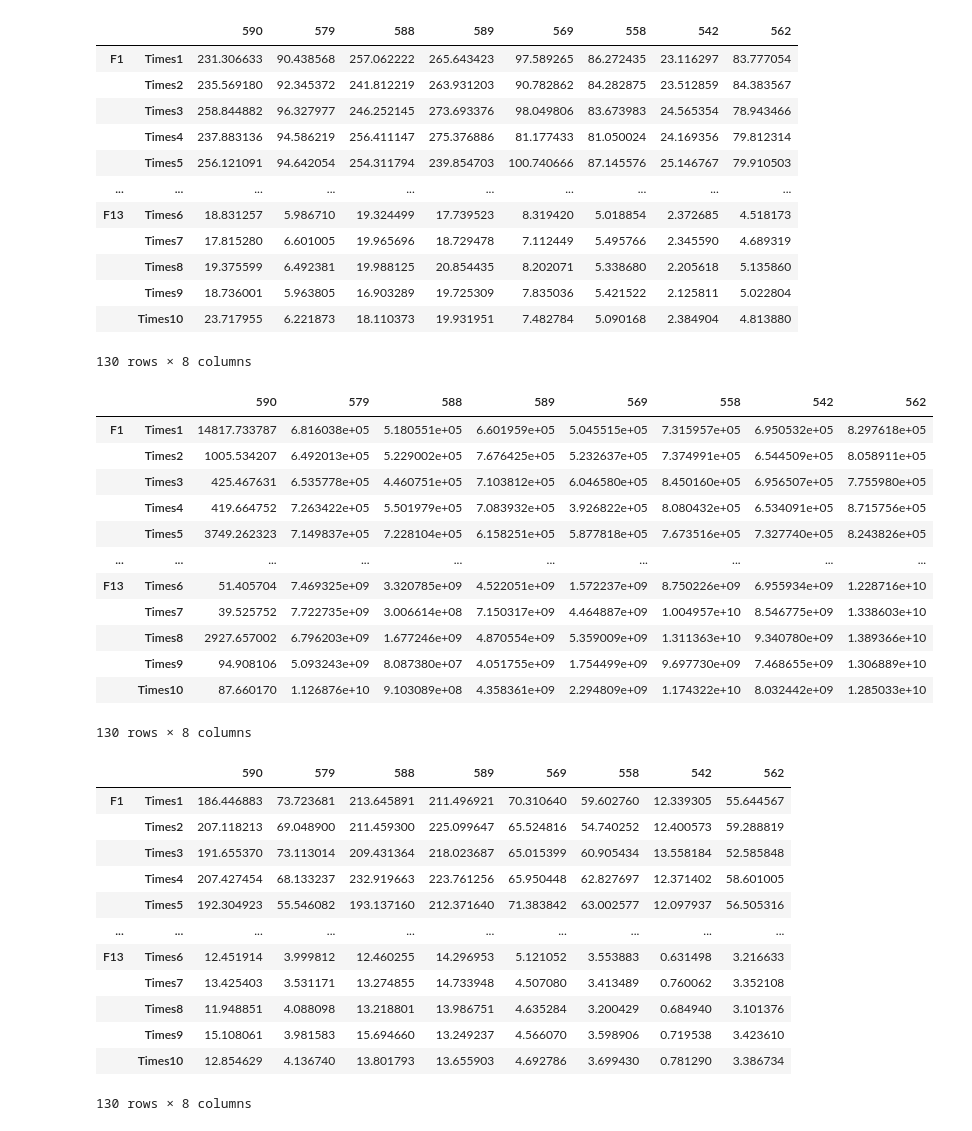
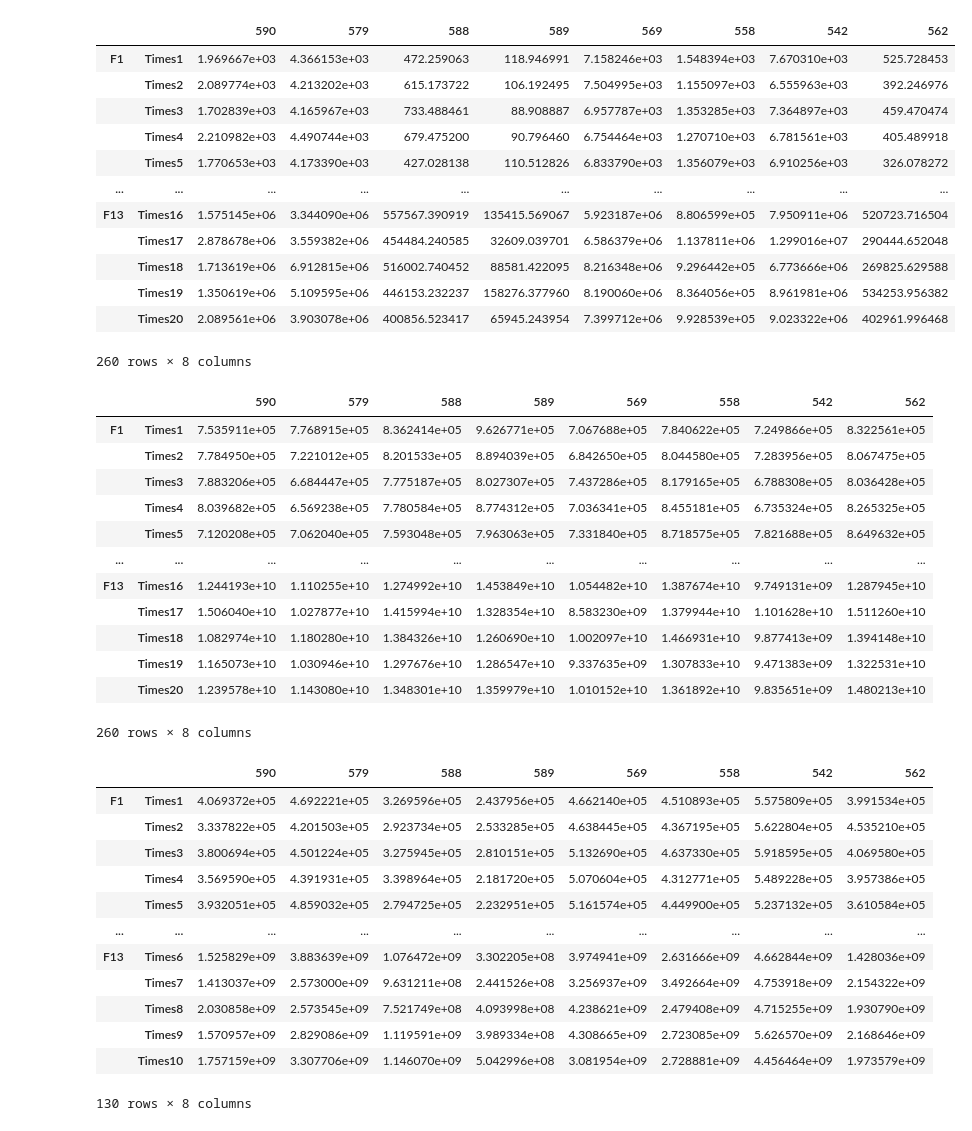
Before and after one commit to JIAOJIAOMEI/Evolution_algorithm, a Jupyter notebook: Experiment15/plots/distance.ipynb, the cells around one changed output. Saved outputs shown, nothing was run; the diff lists cells and outputs as text; code cells hidden in the pictures.

```diff
--- a/Experiment15/plots/distance.ipynb
+++ b/Experiment15/plots/distance.ipynb
@@ -3,55 +3,55 @@ import numpy as np
 import pandas as pd
 import matplotlib.pyplot as plt
 # %%
-lamarck = pd.read_csv("/Users/meijiaojiao/Desktop/Evolution_algorithm/Experiment13/Lamarck/Lamarck_rawdata.csv",header=0,index_col=[0,1])
+lamarck = pd.read_csv("/Users/meijiaojiao/Desktop/Evolution_algorithm/Experiment12/Lamarck/Lamarck_rawdata.csv",header=0,index_col=[0,1])
 lamarck
 # %% [output]
 |  |  | 590 | 579 | 588 | 589 | 569 | 558 | 542 | 562 |
-| F1 | Times1 | 231.306633 | 90.438568 | 257.062222 | 265.643423 | 97.589265 | 86.272435 | 23.116297 | 83.777054 |
-|  | Times2 | 235.569180 | 92.345372 | 241.812219 | 263.931203 | 90.782862 | 84.282875 | 23.512859 | 84.383567 |
-|  | Times3 | 258.844882 | 96.327977 | 246.252145 | 273.693376 | 98.049806 | 83.673983 | 24.565354 | 78.943466 |
-|  | Times4 | 237.883136 | 94.586219 | 256.411147 | 275.376886 | 81.177433 | 81.050024 | 24.169356 | 79.812314 |
-|  | Times5 | 256.121091 | 94.642054 | 254.311794 | 239.854703 | 100.740666 | 87.145576 | 25.146767 | 79.910503 |
+| F1 | Times1 | 1.969667e+03 | 4.366153e+03 | 472.259063 | 118.946991 | 7.158246e+03 | 1.548394e+03 | 7.670310e+03 | 525.728453 |
+|  | Times2 | 2.089774e+03 | 4.213202e+03 | 615.173722 | 106.192495 | 7.504995e+03 | 1.155097e+03 | 6.555963e+03 | 392.246976 |
+|  | Times3 | 1.702839e+03 | 4.165967e+03 | 733.488461 | 88.908887 | 6.957787e+03 | 1.353285e+03 | 7.364897e+03 | 459.470474 |
+|  | Times4 | 2.210982e+03 | 4.490744e+03 | 679.475200 | 90.796460 | 6.754464e+03 | 1.270710e+03 | 6.781561e+03 | 405.489918 |
+|  | Times5 | 1.770653e+03 | 4.173390e+03 | 427.028138 | 110.512826 | 6.833790e+03 | 1.356079e+03 | 6.910256e+03 | 326.078272 |
 | ... | ... | ... | ... | ... | ... | ... | ... | ... | ... |
-| F13 | Times6 | 18.831257 | 5.986710 | 19.324499 | 17.739523 | 8.319420 | 5.018854 | 2.372685 | 4.518173 |
-|  | Times7 | 17.815280 | 6.601005 | 19.965696 | 18.729478 | 7.112449 | 5.495766 | 2.345590 | 4.689319 |
-|  | Times8 | 19.375599 | 6.492381 | 19.988125 | 20.854435 | 8.202071 | 5.338680 | 2.205618 | 5.135860 |
-|  | Times9 | 18.736001 | 5.963805 | 16.903289 | 19.725309 | 7.835036 | 5.421522 | 2.125811 | 5.022804 |
-|  | Times10 | 23.717955 | 6.221873 | 18.110373 | 19.931951 | 7.482784 | 5.090168 | 2.384904 | 4.813880 |
+| F13 | Times16 | 1.575145e+06 | 3.344090e+06 | 557567.390919 | 135415.569067 | 5.923187e+06 | 8.806599e+05 | 7.950911e+06 | 520723.716504 |
+|  | Times17 | 2.878678e+06 | 3.559382e+06 | 454484.240585 | 32609.039701 | 6.586379e+06 | 1.137811e+06 | 1.299016e+07 | 290444.652048 |
+|  | Times18 | 1.713619e+06 | 6.912815e+06 | 516002.740452 | 88581.422095 | 8.216348e+06 | 9.296442e+05 | 6.773666e+06 | 269825.629588 |
+|  | Times19 | 1.350619e+06 | 5.109595e+06 | 446153.232237 | 158276.377960 | 8.190060e+06 | 8.364056e+05 | 8.961981e+06 | 534253.956382 |
+|  | Times20 | 2.089561e+06 | 3.903078e+06 | 400856.523417 | 65945.243954 | 7.399712e+06 | 9.928539e+05 | 9.023322e+06 | 402961.996468 |
-130 rows × 8 columns
+260 rows × 8 columns
 # %%
-baldiwn = pd.read_csv("/Users/meijiaojiao/Desktop/Evolution_algorithm/Experiment13/Baldwin/Baldwin_rawdata.csv",header=0,index_col=[0,1])
+baldiwn = pd.read_csv("/Users/meijiaojiao/Desktop/Evolution_algorithm/Experiment12/Baldwin/Baldwin_rawdata.csv",header=0,index_col=[0,1])
 baldiwn
 # %% [output]
 |  |  | 590 | 579 | 588 | 589 | 569 | 558 | 542 | 562 |
-| F1 | Times1 | 14817.733787 | 6.816038e+05 | 5.180551e+05 | 6.601959e+05 | 5.045515e+05 | 7.315957e+05 | 6.950532e+05 | 8.297618e+05 |
-|  | Times2 | 1005.534207 | 6.492013e+05 | 5.229002e+05 | 7.676425e+05 | 5.232637e+05 | 7.374991e+05 | 6.544509e+05 | 8.058911e+05 |
-|  | Times3 | 425.467631 | 6.535778e+05 | 4.460751e+05 | 7.103812e+05 | 6.046580e+05 | 8.450160e+05 | 6.956507e+05 | 7.755980e+05 |
-|  | Times4 | 419.664752 | 7.263422e+05 | 5.501979e+05 | 7.083932e+05 | 3.926822e+05 | 8.080432e+05 | 6.534091e+05 | 8.715756e+05 |
-|  | Times5 | 3749.262323 | 7.149837e+05 | 7.228104e+05 | 6.158251e+05 | 5.877818e+05 | 7.673516e+05 | 7.327740e+05 | 8.243826e+05 |
+| F1 | Times1 | 7.535911e+05 | 7.768915e+05 | 8.362414e+05 | 9.626771e+05 | 7.067688e+05 | 7.840622e+05 | 7.249866e+05 | 8.322561e+05 |
+|  | Times2 | 7.784950e+05 | 7.221012e+05 | 8.201533e+05 | 8.894039e+05 | 6.842650e+05 | 8.044580e+05 | 7.283956e+05 | 8.067475e+05 |
+|  | Times3 | 7.883206e+05 | 6.684447e+05 | 7.775187e+05 | 8.027307e+05 | 7.437286e+05 | 8.179165e+05 | 6.788308e+05 | 8.036428e+05 |
+|  | Times4 | 8.039682e+05 | 6.569238e+05 | 7.780584e+05 | 8.774312e+05 | 7.036341e+05 | 8.455181e+05 | 6.735324e+05 | 8.265325e+05 |
+|  | Times5 | 7.120208e+05 | 7.062040e+05 | 7.593048e+05 | 7.963063e+05 | 7.331840e+05 | 8.718575e+05 | 7.821688e+05 | 8.649632e+05 |
 | ... | ... | ... | ... | ... | ... | ... | ... | ... | ... |
-| F13 | Times6 | 51.405704 | 7.469325e+09 | 3.320785e+09 | 4.522051e+09 | 1.572237e+09 | 8.750226e+09 | 6.955934e+09 | 1.228716e+10 |
-|  | Times7 | 39.525752 | 7.722735e+09 | 3.006614e+08 | 7.150317e+09 | 4.464887e+09 | 1.004957e+10 | 8.546775e+09 | 1.338603e+10 |
-|  | Times8 | 2927.657002 | 6.796203e+09 | 1.677246e+09 | 4.870554e+09 | 5.359009e+09 | 1.311363e+10 | 9.340780e+09 | 1.389366e+10 |
-|  | Times9 | 94.908106 | 5.093243e+09 | 8.087380e+07 | 4.051755e+09 | 1.754499e+09 | 9.697730e+09 | 7.468655e+09 | 1.306889e+10 |
-|  | Times10 | 87.660170 | 1.126876e+10 | 9.103089e+08 | 4.358361e+09 | 2.294809e+09 | 1.174322e+10 | 8.032442e+09 | 1.285033e+10 |
+| F13 | Times16 | 1.244193e+10 | 1.110255e+10 | 1.274992e+10 | 1.453849e+10 | 1.054482e+10 | 1.387674e+10 | 9.749131e+09 | 1.287945e+10 |
+|  | Times17 | 1.506040e+10 | 1.027877e+10 | 1.415994e+10 | 1.328354e+10 | 8.583230e+09 | 1.379944e+10 | 1.101628e+10 | 1.511260e+10 |
+|  | Times18 | 1.082974e+10 | 1.180280e+10 | 1.384326e+10 | 1.260690e+10 | 1.002097e+10 | 1.466931e+10 | 9.877413e+09 | 1.394148e+10 |
+|  | Times19 | 1.165073e+10 | 1.030946e+10 | 1.297676e+10 | 1.286547e+10 | 9.337635e+09 | 1.307833e+10 | 9.471383e+09 | 1.322531e+10 |
+|  | Times20 | 1.239578e+10 | 1.143080e+10 | 1.348301e+10 | 1.359979e+10 | 1.010152e+10 | 1.361892e+10 | 9.835651e+09 | 1.480213e+10 |
-130 rows × 8 columns
+260 rows × 8 columns
 # %%
-ssga = pd.read_csv("/Users/meijiaojiao/Desktop/Evolution_algorithm/Experiment13/SSGA/SSGA_rawdata.csv",header=0,index_col=[0,1])
+ssga = pd.read_csv("/Users/meijiaojiao/Desktop/Evolution_algorithm/Experiment12/SSGA/SSGA_rawdata.csv",header=0,index_col=[0,1])
 ssga
 # %% [output]
 |  |  | 590 | 579 | 588 | 589 | 569 | 558 | 542 | 562 |
-| F1 | Times1 | 186.446883 | 73.723681 | 213.645891 | 211.496921 | 70.310640 | 59.602760 | 12.339305 | 55.644567 |
-|  | Times2 | 207.118213 | 69.048900 | 211.459300 | 225.099647 | 65.524816 | 54.740252 | 12.400573 | 59.288819 |
-|  | Times3 | 191.655370 | 73.113014 | 209.431364 | 218.023687 | 65.015399 | 60.905434 | 13.558184 | 52.585848 |
-|  | Times4 | 207.427454 | 68.133237 | 232.919663 | 223.761256 | 65.950448 | 62.827697 | 12.371402 | 58.601005 |
-|  | Times5 | 192.304923 | 55.546082 | 193.137160 | 212.371640 | 71.383842 | 63.002577 | 12.097937 | 56.505316 |
+| F1 | Times1 | 4.069372e+05 | 4.692221e+05 | 3.269596e+05 | 2.437956e+05 | 4.662140e+05 | 4.510893e+05 | 5.575809e+05 | 3.991534e+05 |
+|  | Times2 | 3.337822e+05 | 4.201503e+05 | 2.923734e+05 | 2.533285e+05 | 4.638445e+05 | 4.367195e+05 | 5.622804e+05 | 4.535210e+05 |
+|  | Times3 | 3.800694e+05 | 4.501224e+05 | 3.275945e+05 | 2.810151e+05 | 5.132690e+05 | 4.637330e+05 | 5.918595e+05 | 4.069580e+05 |
+|  | Times4 | 3.569590e+05 | 4.391931e+05 | 3.398964e+05 | 2.181720e+05 | 5.070604e+05 | 4.312771e+05 | 5.489228e+05 | 3.957386e+05 |
+|  | Times5 | 3.932051e+05 | 4.859032e+05 | 2.794725e+05 | 2.232951e+05 | 5.161574e+05 | 4.449900e+05 | 5.237132e+05 | 3.610584e+05 |
 | ... | ... | ... | ... | ... | ... | ... | ... | ... | ... |
-| F13 | Times6 | 12.451914 | 3.999812 | 12.460255 | 14.296953 | 5.121052 | 3.553883 | 0.631498 | 3.216633 |
-|  | Times7 | 13.425403 | 3.531171 | 13.274855 | 14.733948 | 4.507080 | 3.413489 | 0.760062 | 3.352108 |
-|  | Times8 | 11.948851 | 4.088098 | 13.218801 | 13.986751 | 4.635284 | 3.200429 | 0.684940 | 3.101376 |
-|  | Times9 | 15.108061 | 3.981583 | 15.694660 | 13.249237 | 4.566070 | 3.598906 | 0.719538 | 3.423610 |
-|  | Times10 | 12.854629 | 4.136740 | 13.801793 | 13.655903 | 4.692786 | 3.699430 | 0.781290 | 3.386734 |
+| F13 | Times6 | 1.525829e+09 | 3.883639e+09 | 1.076472e+09 | 3.302205e+08 | 3.974941e+09 | 2.631666e+09 | 4.662844e+09 | 1.428036e+09 |
+|  | Times7 | 1.413037e+09 | 2.573000e+09 | 9.631211e+08 | 2.441526e+08 | 3.256937e+09 | 3.492664e+09 | 4.753918e+09 | 2.154322e+09 |
+|  | Times8 | 2.030858e+09 | 2.573545e+09 | 7.521749e+08 | 4.093998e+08 | 4.238621e+09 | 2.479408e+09 | 4.715255e+09 | 1.930790e+09 |
+|  | Times9 | 1.570957e+09 | 2.829086e+09 | 1.119591e+09 | 3.989334e+08 | 4.308665e+09 | 2.723085e+09 | 5.626570e+09 | 2.168646e+09 |
+|  | Times10 | 1.757159e+09 | 3.307706e+09 | 1.146070e+09 | 5.042996e+08 | 3.081954e+09 | 2.728881e+09 | 4.456464e+09 | 1.973579e+09 |
 130 rows × 8 columns
 # %%
 df = pd.concat([ssga,baldiwn,lamarck],keys=["SSGA","Baldwin","Lamarck"])
```
Also changed, not shown: parts of 8 cells of this notebook, 31 other files.
